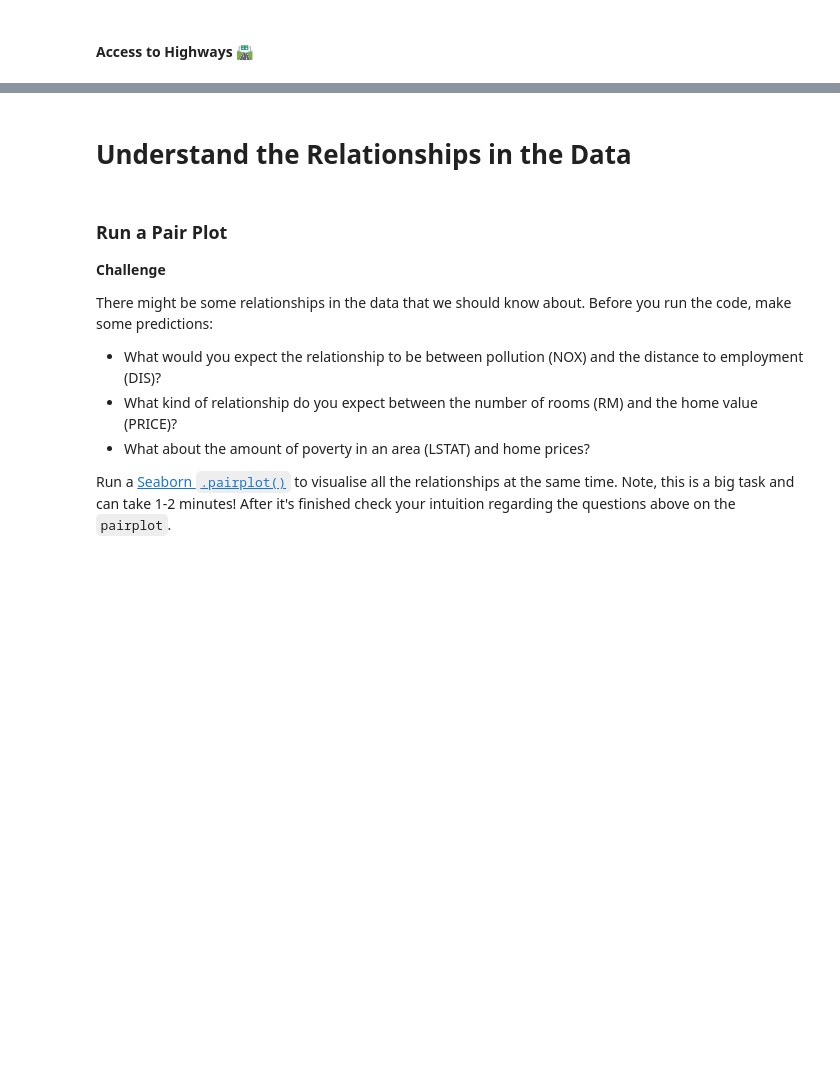
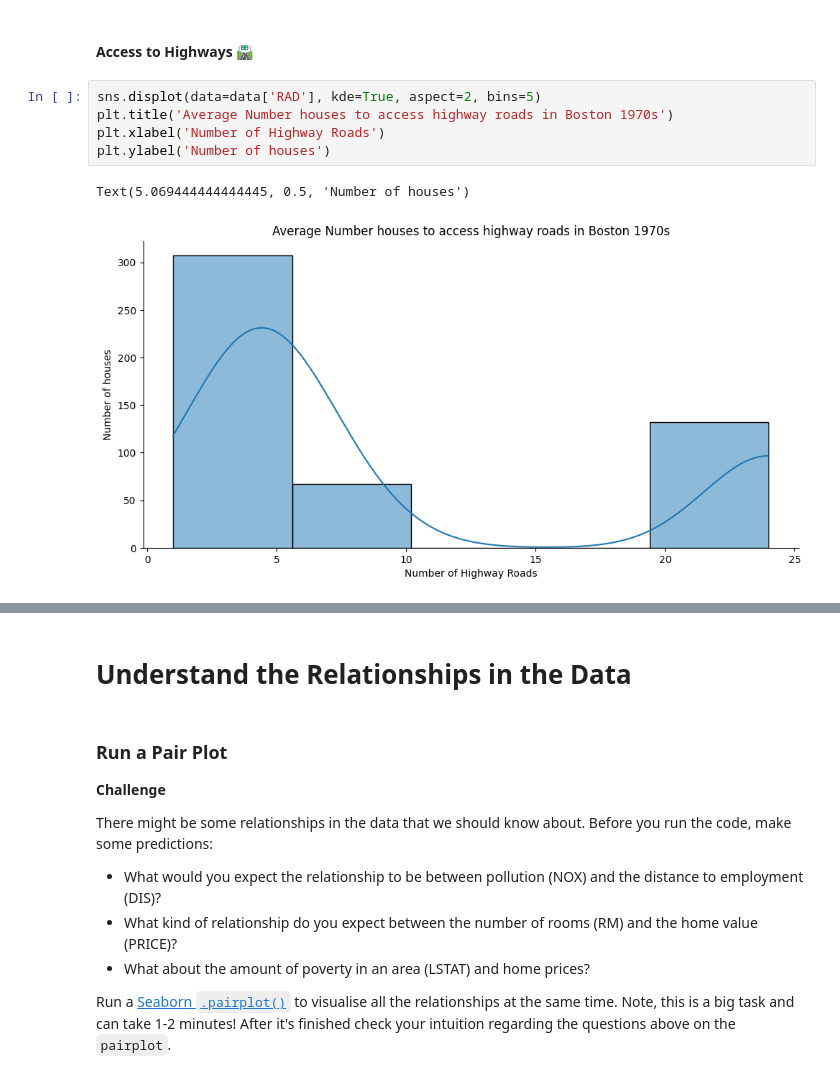
Before and after one commit to Xor01/Houses-Valuation-model, a Jupyter notebook: Multivariable_Regression_and_Valuation_Model.ipynb, the cells around one changed output, grey strips where cells are left out. Drawn from its saved outputs; the diff is of its cells as text; blank space fills up the shorter version.

```diff
--- a/Multivariable_Regression_and_Valuation_Model.ipynb
+++ b/Multivariable_Regression_and_Valuation_Model.ipynb
@@ -154,5 +178,13 @@ What do you notice in the distributions of the data?
 # %% [markdown]
 #### Access to Highways 🛣
+# %%
+sns.displot(data=data['RAD'], kde=True, aspect=2, bins=5)
+plt.title('Average Number houses to access highway roads in Boston 1970s')
+plt.xlabel('Number of Highway Roads')
+plt.ylabel('Number of houses')
+# %% [output]
+Text(5.069444444444445, 0.5, 'Number of houses')
+[figure, added]
 # %% [markdown]
 #### Next to the River? ⛵️
 
```
Also changed, not shown: parts of 3 cells of this notebook.
